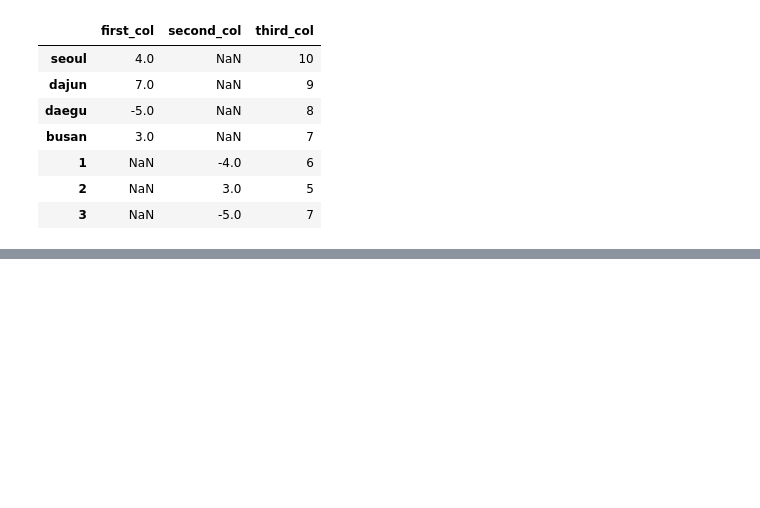
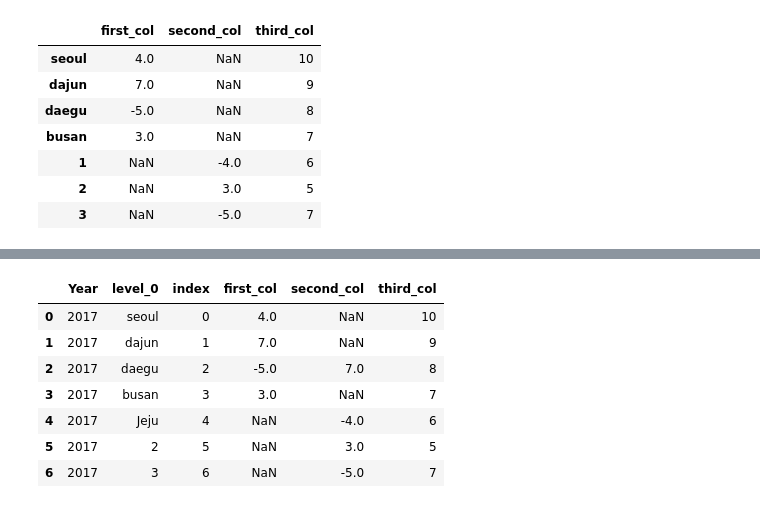
Before and after one commit to YongBeomKim/Tutorials, a Jupyter notebook: Tut_Finance03-pandas.ipynb, the cells around one changed output, grey strips where cells are left out. Saved outputs shown, nothing was run; the diff lists cells and outputs as text; code cells hidden in the pictures; blank space fills up the shorter version.

```diff
--- a/Tut_Finance03-pandas.ipynb
+++ b/Tut_Finance03-pandas.ipynb
@@ -469,0 +381,15 @@ df = pd.read_csv(data, sep=","); df
+# %%
+# column 생성2
+# 동일한 객체로 column 채우며 생성
+
+df.insert(0,'Year', '2017')
+df
+# %% [output]
+|  | Year | level_0 | index | first_col | second_col | third_col |
+| 0 | 2017 | seoul | 0 | 4.0 | NaN | 10 |
+| 1 | 2017 | dajun | 1 | 7.0 | NaN | 9 |
+| 2 | 2017 | daegu | 2 | -5.0 | 7.0 | 8 |
+| 3 | 2017 | busan | 3 | 3.0 | NaN | 7 |
+| 4 | 2017 | Jeju | 4 | NaN | -4.0 | 6 |
+| 5 | 2017 | 2 | 5 | NaN | 3.0 | 5 |
+| 6 | 2017 | 3 | 6 | NaN | -5.0 | 7 |
```
Also changed, not shown: parts of 122 cells of this notebook.
